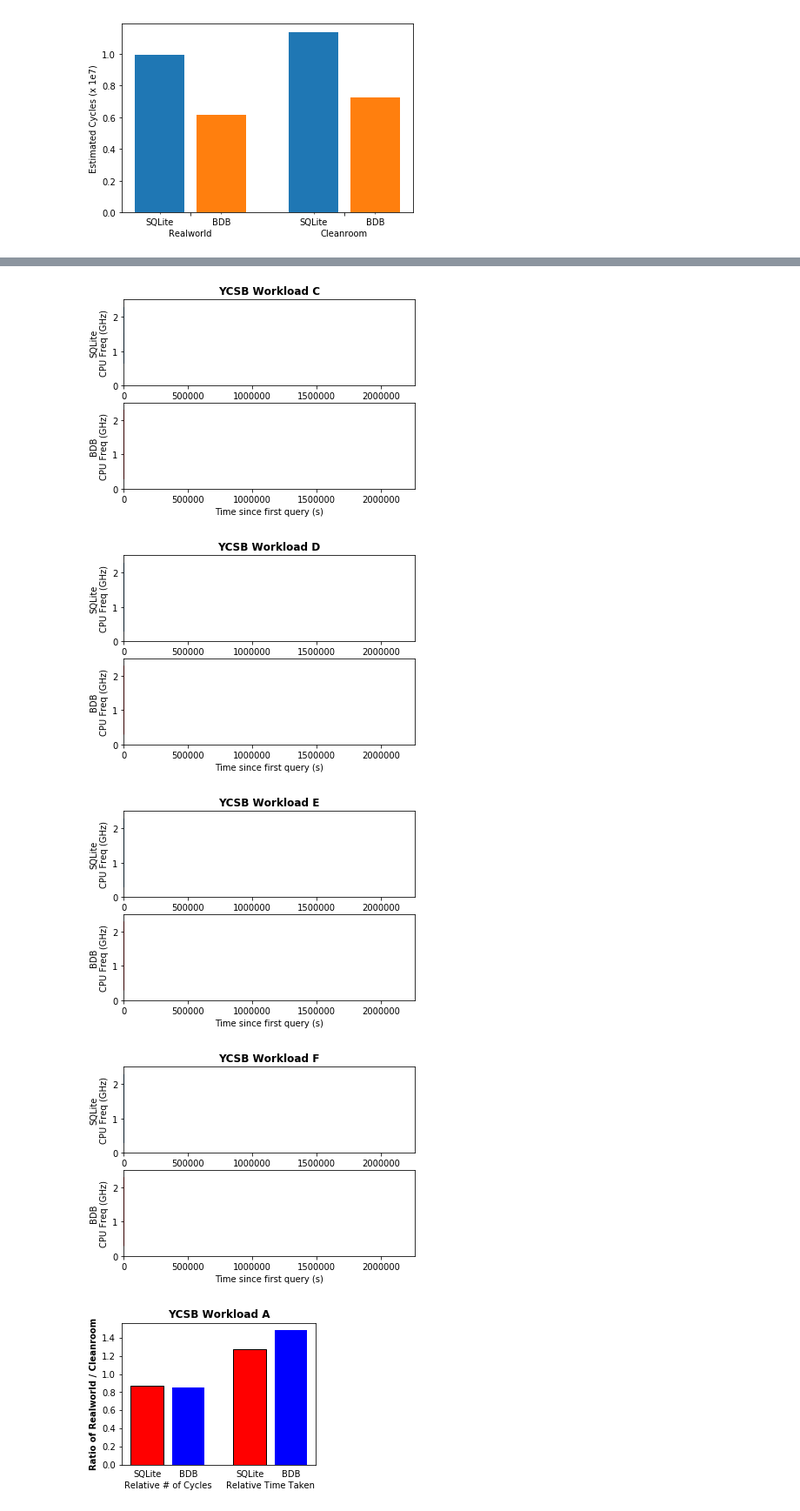
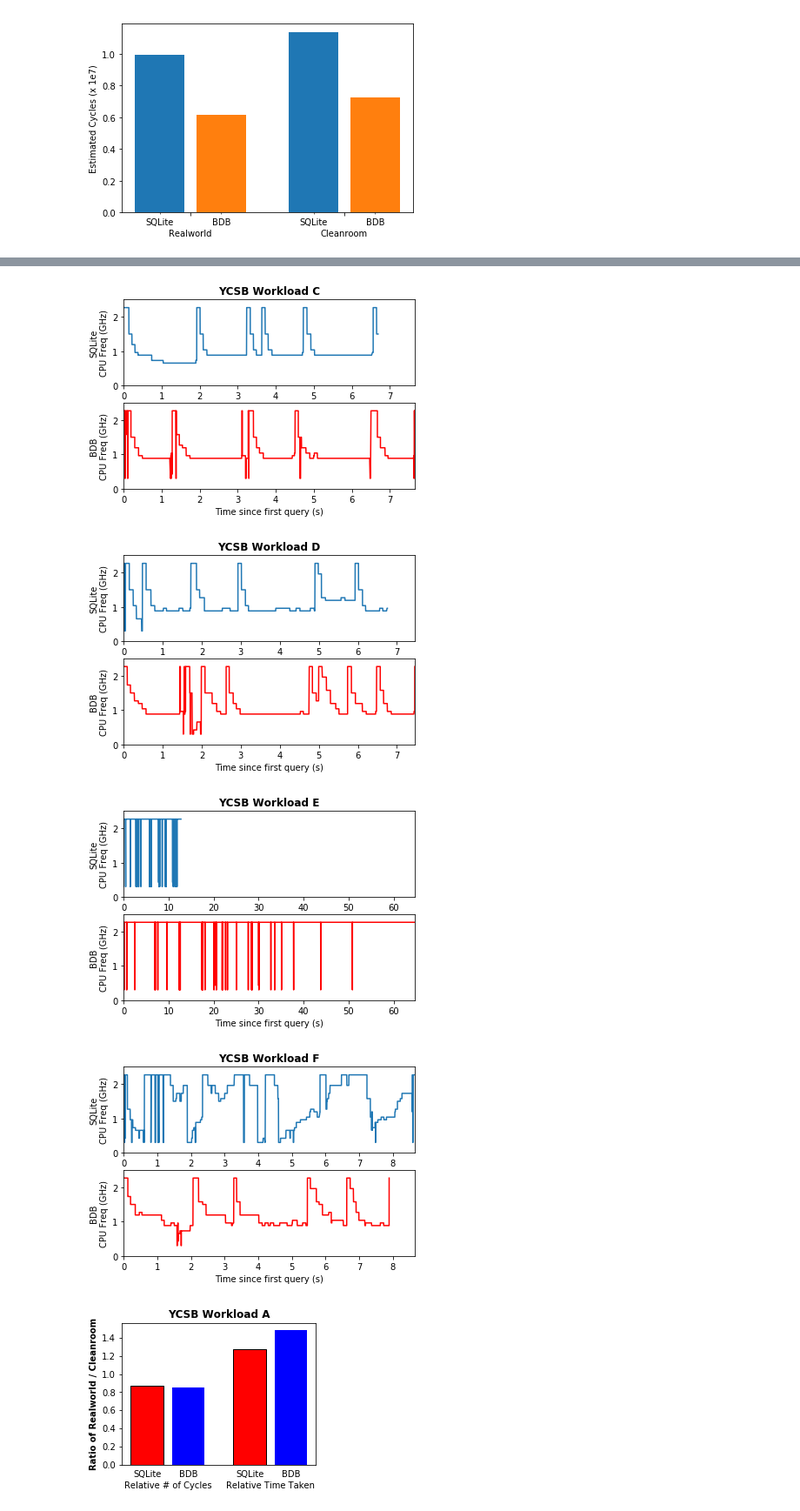
Before and after one commit to UBOdin/PocketBench, a Jupyter notebook: EstimateCycles.ipynb, the cells around one changed output, grey strips where cells are left out. Shown at 87% size. Drawn from its saved outputs; the diff is of its cells as text; code cells hidden in the pictures.

Commit message:
Updated graphs + performance

```diff
--- a/EstimateCycles.ipynb
+++ b/EstimateCycles.ipynb
@@ -225,8 +225,10 @@ plot_workload(workloads[0])
 def plot_freq_timeline(w):
     sqlite_freq_events = workload_stats[w+"sql"][0][3]
     bdb_freq_events = workload_stats[w+"bdb"][0][3]
-
-    max_x = max(sqlite_freq_events[0][-1], bdb_freq_events[0][-1])
+    max_x = max(
+        sqlite_freq_events[-1][0] - sqlite_freq_events[0][0],
+        bdb_freq_events[-1][0] - bdb_freq_events[0][0]
+    )
     fig = plt.figure()
     ax = fig.add_subplot(211)
     ax.set_title(title_of_workload(w), fontweight='bold')
@@ -257,7 +259,7 @@ for w in workloads:
-[figure, old version]
+[figure, new version]
-[figure, old version]
+[figure, new version]
-[figure, old version]
+[figure, new version]
-[figure, old version]
+[figure, new version]
 # %%
 def get_offsets(w):
     return [
```
Also changed, not shown: parts of 1 cell of this notebook.
